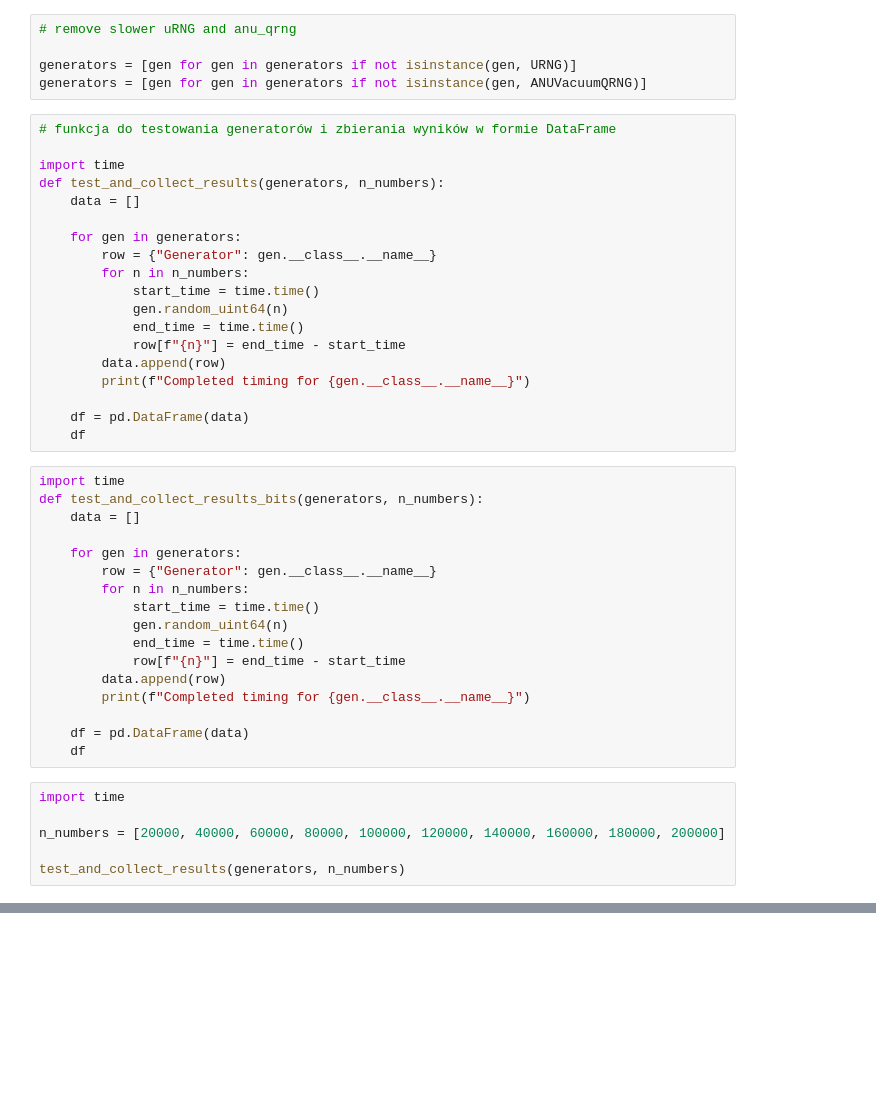
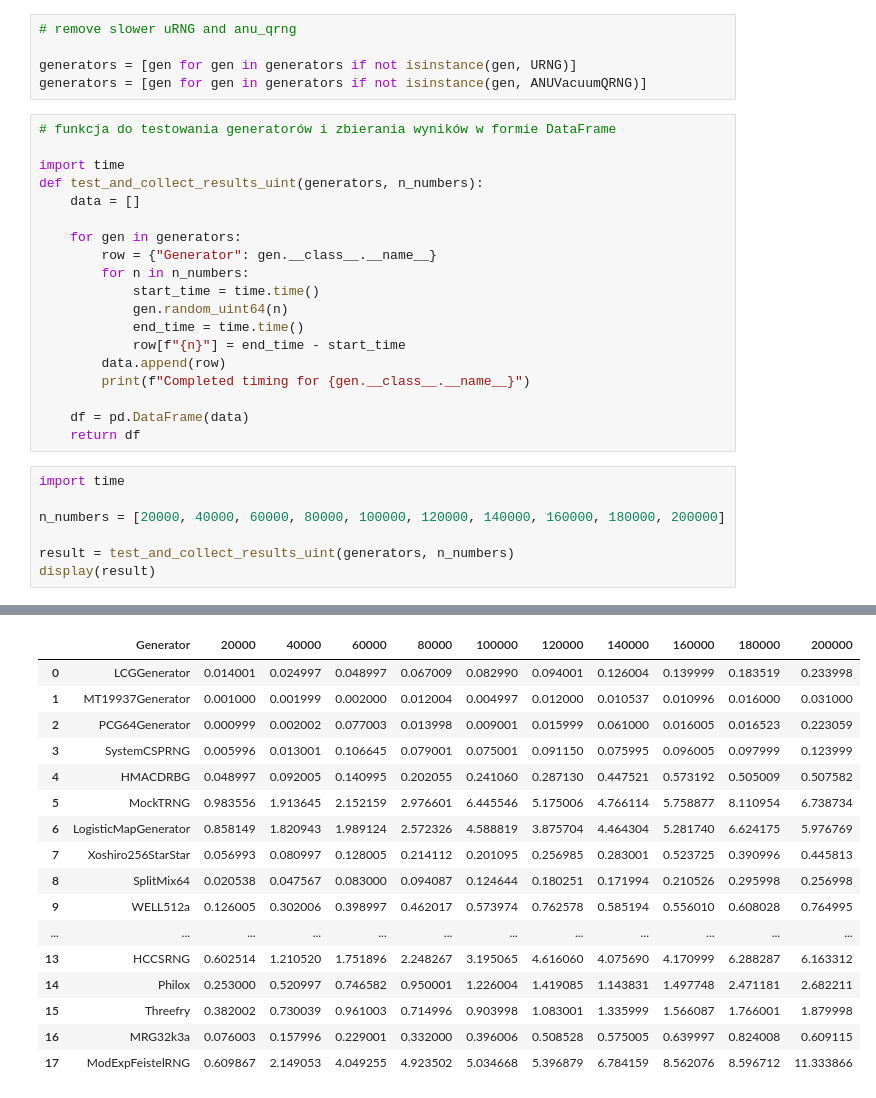
Before and after one commit to lsok02/IPOWBDB, a Jupyter notebook: noteboooks/P11.ipynb, the cells around one changed output, grey strips where cells are left out. Drawn from its saved outputs; the diff is of its cells as text; blank space fills up the shorter version.

```diff
--- a/noteboooks/P11.ipynb
+++ b/noteboooks/P11.ipynb
@@ -354,7 +354,7 @@ generators = [gen for gen in generators if not isinstance(gen, ANUVacuumQRNG)]
 # funkcja do testowania generatorów i zbierania wyników w formie DataFrame
 
 import time
-def test_and_collect_results(generators, n_numbers):
+def test_and_collect_results_uint(generators, n_numbers):
     data = []
 
     for gen in generators:
@@ -368,30 +368,14 @@ def test_and_collect_results(generators, n_numbers):
         print(f"Completed timing for {gen.__class__.__name__}")
 
     df = pd.DataFrame(data)
-    df
+    return df
-# %%
-import time
-def test_and_collect_results_bits(generators, n_numbers):
-    data = []
-
-    for gen in generators:
-        row = {"Generator": gen.__class__.__name__}
-        for n in n_numbers:
-            start_time = time.time()
-            gen.random_uint64(n)
-            end_time = time.time()
-            row[f"{n}"] = end_time - start_time
-        data.append(row)
-        print(f"Completed timing for {gen.__class__.__name__}")
-
-    df = pd.DataFrame(data)
-    df
 # %%
 import time
 
 n_numbers = [20000, 40000, 60000, 80000, 100000, 120000, 140000, 160000, 180000, 200000]
 
-test_and_collect_results(generators, n_numbers)
+result = test_and_collect_results_uint(generators, n_numbers)
+display(result)
 # %% [output]
 Completed timing for LCGGenerator
 Completed timing for MT19937Generator
@@ -413,3 +398,20 @@ Completed timing for MRG32k3a
+|  | Generator | 20000 | 40000 | 60000 | 80000 | 100000 | 120000 | 140000 | 160000 | 180000 | 200000 |
+| 0 | LCGGenerator | 0.014001 | 0.024997 | 0.048997 | 0.067009 | 0.082990 | 0.094001 | 0.126004 | 0.139999 | 0.183519 | 0.233998 |
+| 1 | MT19937Generator | 0.001000 | 0.001999 | 0.002000 | 0.012004 | 0.004997 | 0.012000 | 0.010537 | 0.010996 | 0.016000 | 0.031000 |
+| 2 | PCG64Generator | 0.000999 | 0.002002 | 0.077003 | 0.013998 | 0.009001 | 0.015999 | 0.061000 | 0.016005 | 0.016523 | 0.223059 |
+| 3 | SystemCSPRNG | 0.005996 | 0.013001 | 0.106645 | 0.079001 | 0.075001 | 0.091150 | 0.075995 | 0.096005 | 0.097999 | 0.123999 |
+| 4 | HMACDRBG | 0.048997 | 0.092005 | 0.140995 | 0.202055 | 0.241060 | 0.287130 | 0.447521 | 0.573192 | 0.505009 | 0.507582 |
+| 5 | MockTRNG | 0.983556 | 1.913645 | 2.152159 | 2.976601 | 6.445546 | 5.175006 | 4.766114 | 5.758877 | 8.110954 | 6.738734 |
+| 6 | LogisticMapGenerator | 0.858149 | 1.820943 | 1.989124 | 2.572326 | 4.588819 | 3.875704 | 4.464304 | 5.281740 | 6.624175 | 5.976769 |
+| 7 | Xoshiro256StarStar | 0.056993 | 0.080997 | 0.128005 | 0.214112 | 0.201095 | 0.256985 | 0.283001 | 0.523725 | 0.390996 | 0.445813 |
+| 8 | SplitMix64 | 0.020538 | 0.047567 | 0.083000 | 0.094087 | 0.124644 | 0.180251 | 0.171994 | 0.210526 | 0.295998 | 0.256998 |
+| 9 | WELL512a | 0.126005 | 0.302006 | 0.398997 | 0.462017 | 0.573974 | 0.762578 | 0.585194 | 0.556010 | 0.608028 | 0.764995 |
+| ... | ... | ... | ... | ... | ... | ... | ... | ... | ... | ... | ... |
+| 13 | HCCSRNG | 0.602514 | 1.210520 | 1.751896 | 2.248267 | 3.195065 | 4.616060 | 4.075690 | 4.170999 | 6.288287 | 6.163312 |
+| 14 | Philox | 0.253000 | 0.520997 | 0.746582 | 0.950001 | 1.226004 | 1.419085 | 1.143831 | 1.497748 | 2.471181 | 2.682211 |
+| 15 | Threefry | 0.382002 | 0.730039 | 0.961003 | 0.714996 | 0.903998 | 1.083001 | 1.335999 | 1.566087 | 1.766001 | 1.879998 |
+| 16 | MRG32k3a | 0.076003 | 0.157996 | 0.229001 | 0.332000 | 0.396006 | 0.508528 | 0.575005 | 0.639997 | 0.824008 | 0.609115 |
+| 17 | ModExpFeistelRNG | 0.609867 | 2.149053 | 4.049255 | 4.923502 | 5.034668 | 5.396879 | 6.784159 | 8.562076 | 8.596712 | 11.333866 |
 # %%
 
 
```
Also changed, not shown: parts of 10 cells of this notebook, 2 other files.
